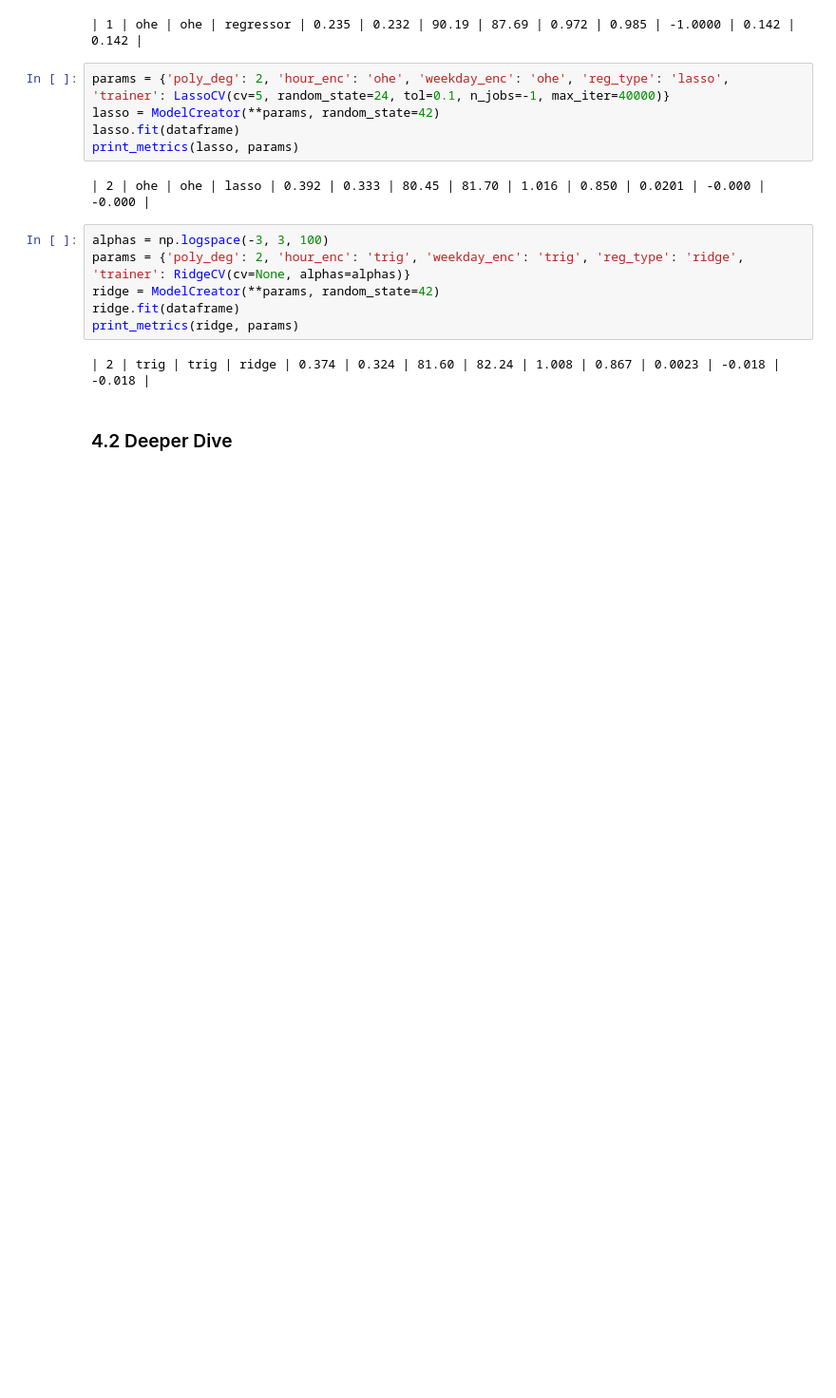
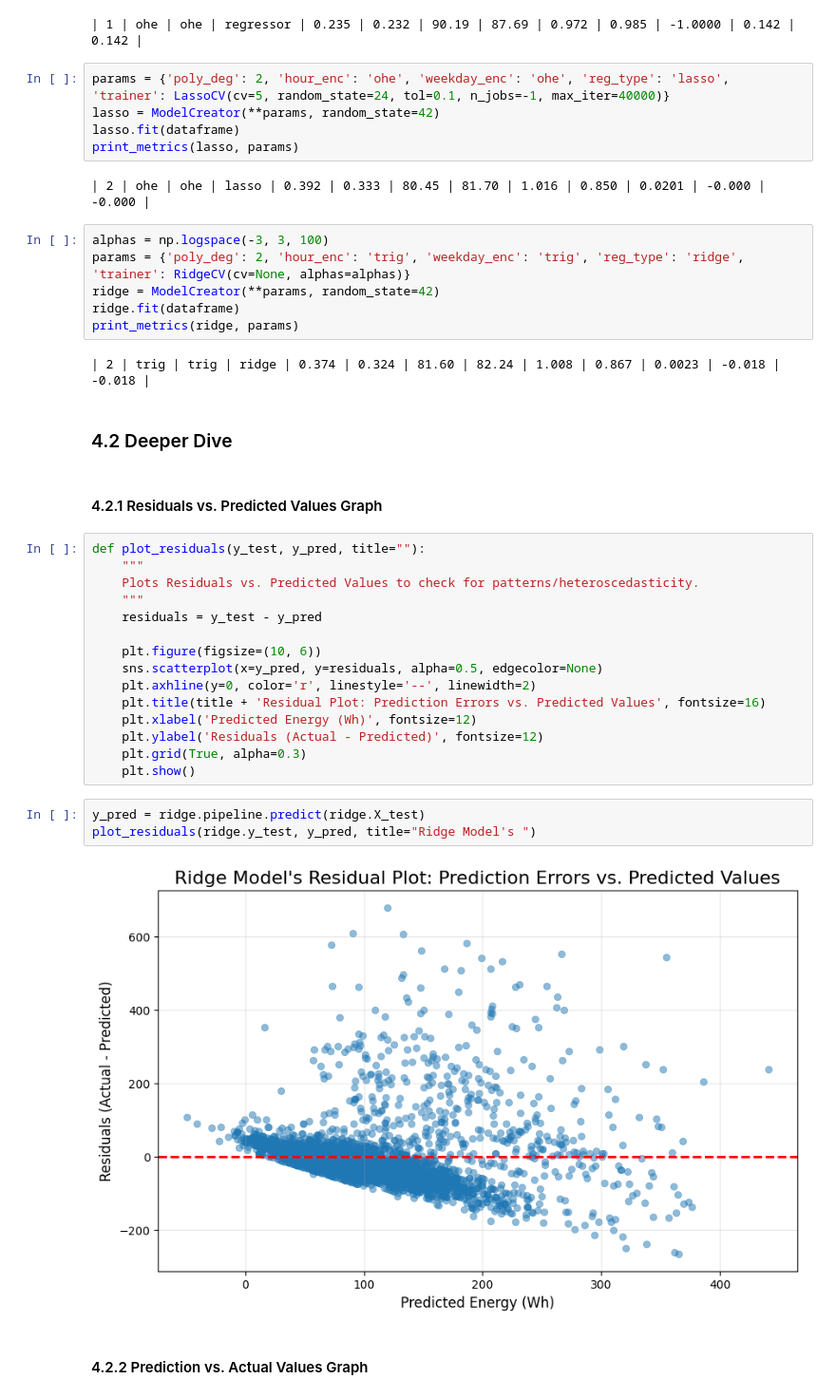
Before and after one commit to KayloPortal/kaggle_appliances_energy_prediction, a Jupyter notebook: experiment.ipynb, the cells around one changed output. Shown at 95% size. Drawn from its saved outputs; the diff is of its cells as text; blank space fills up the shorter version.

Commit message:
plots sketched

```diff
--- a/experiment.ipynb
+++ b/experiment.ipynb
@@ -739,3 +740,27 @@ print_metrics(ridge, params)
 | 2 | trig | trig | ridge | 0.374 | 0.324 | 81.60 | 82.24 | 1.008 | 0.867 | 0.0023 | -0.018 | -0.018 |
 # %% [markdown]
 ### 4.2 Deeper Dive
+# %% [markdown]
+#### 4.2.1 Residuals vs. Predicted Values Graph
+# %%
+def plot_residuals(y_test, y_pred, title=""):
+    """
+    Plots Residuals vs. Predicted Values to check for patterns/heteroscedasticity.
+    """
+    residuals = y_test - y_pred
+
+    plt.figure(figsize=(10, 6))
+    sns.scatterplot(x=y_pred, y=residuals, alpha=0.5, edgecolor=None)
+    plt.axhline(y=0, color='r', linestyle='--', linewidth=2)
+    plt.title(title + 'Residual Plot: Prediction Errors vs. Predicted Values', fontsize=16)
+    plt.xlabel('Predicted Energy (Wh)', fontsize=12)
+    plt.ylabel('Residuals (Actual - Predicted)', fontsize=12)
+    plt.grid(True, alpha=0.3)
+    plt.show()
+# %%
+y_pred = ridge.pipeline.predict(ridge.X_test)
+plot_residuals(ridge.y_test, y_pred, title="Ridge Model's ")
+# %% [output]
+[figure, added]
+# %% [markdown]
+#### 4.2.2 Prediction vs. Actual Values Graph
```
Also changed, not shown: parts of 7 cells of this notebook.
